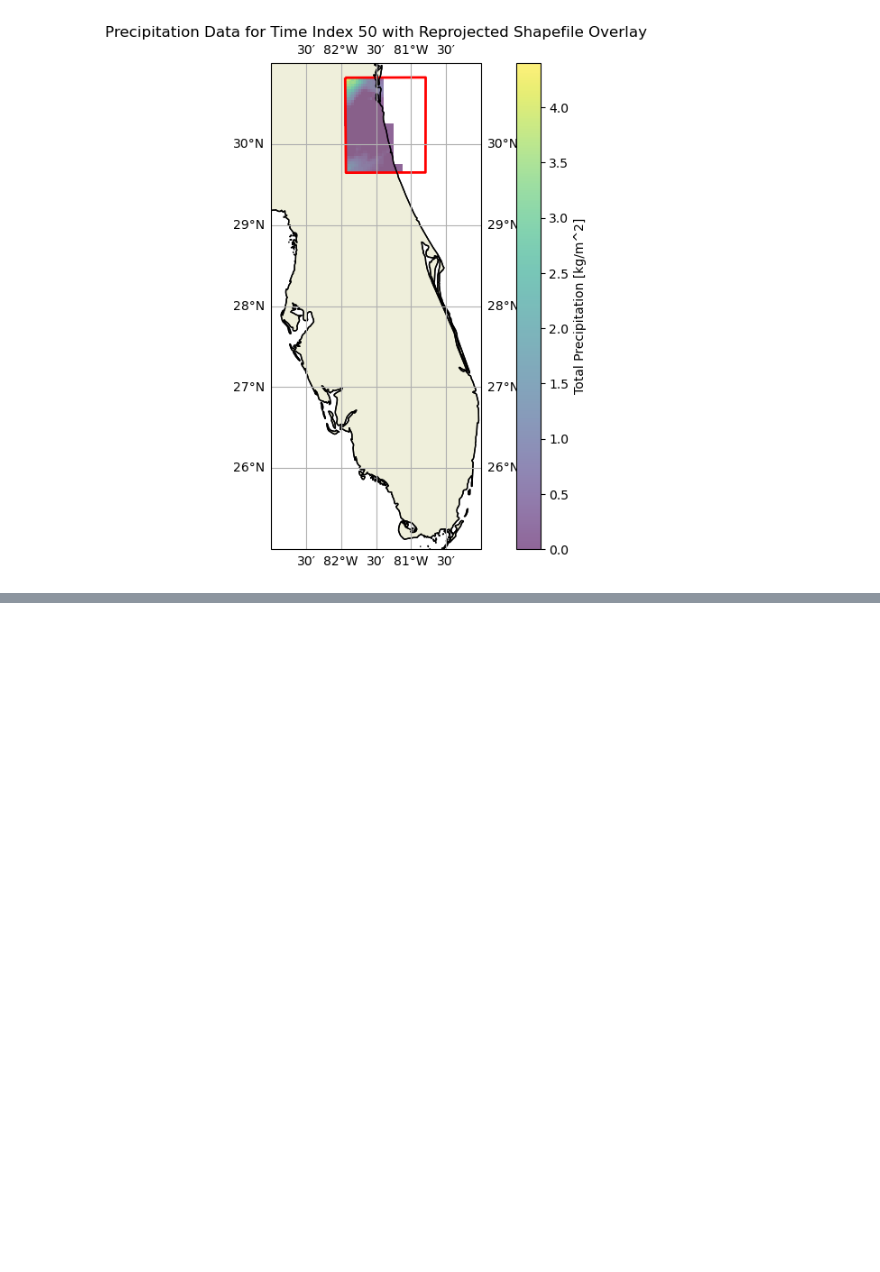
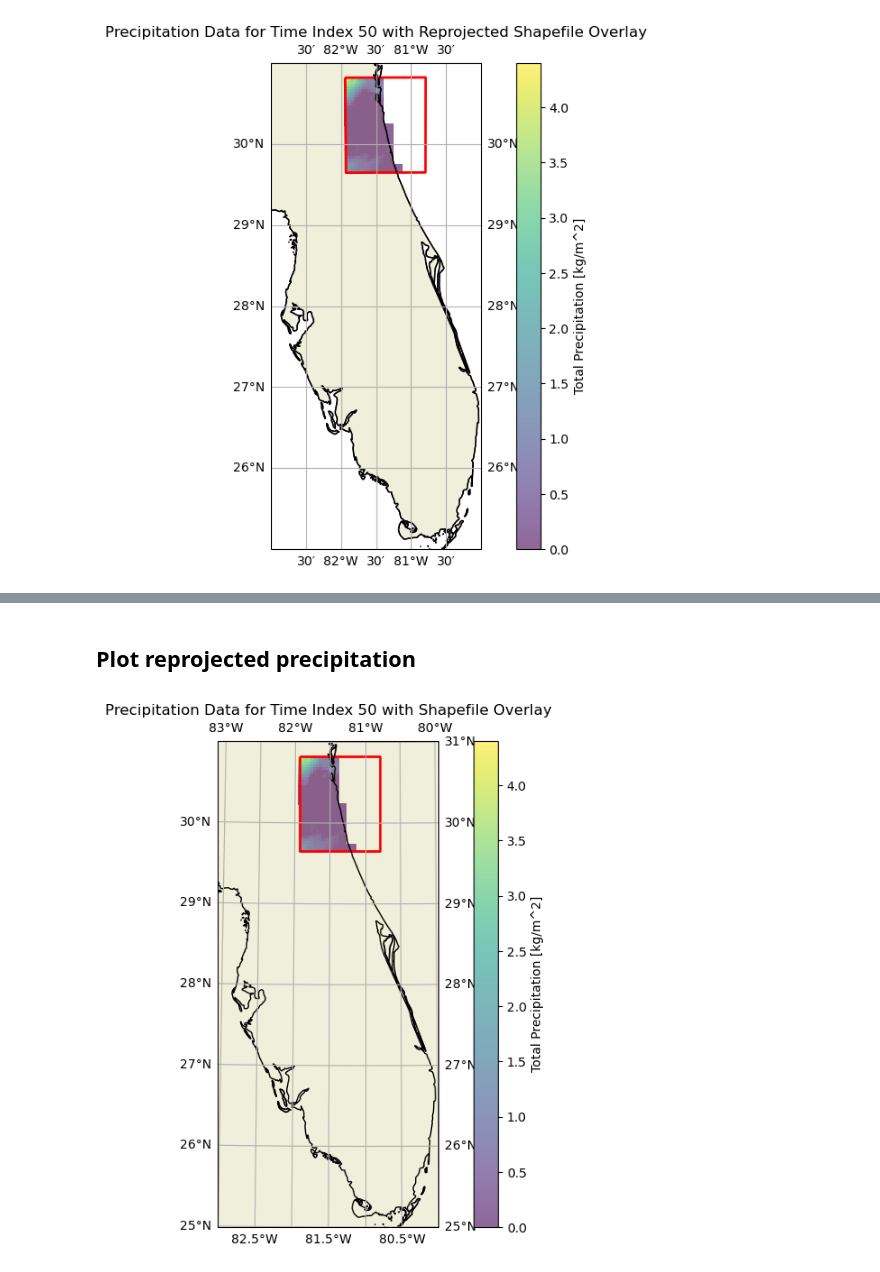
Before and after one commit to angshuman266430/Notebooks_random, a Jupyter notebook: combine_precipitation_data_notebook.ipynb, the cells around one changed output, grey strips where cells are left out. Drawn from its saved outputs; the diff is of its cells as text; code cells hidden in the pictures; blank space fills up the shorter version.

```diff
--- a/combine_precipitation_data_notebook.ipynb
+++ b/combine_precipitation_data_notebook.ipynb
@@ -119,0 +150,54 @@ plot_precipitation_with_shapefile_and_manual_extents(nc_file_path, shp_file_path
+# %% [markdown]
+## Plot reprojected precipitation
+# %%
+import xarray as xr
+import matplotlib.pyplot as plt
+import cartopy.crs as ccrs
+import geopandas as gpd
+import cartopy.feature as cfeature
+
+def plot_precipitation_with_shapefile_and_manual_extents(nc_file_path, shp_file_path, time_index=0):
+    # Load the NetCDF file
+    ds = xr.open_dataset(nc_file_path)
+
+    # Select the precipitation data for a specific time step
+    precip_data = ds['APCP_surface'].isel(time=time_index)
+
+    # Load the shapefile using geopandas
+    gdf = gpd.read_file(shp_file_path)
+
+    # Reproject the shapefile to NAD 1983 UTM Zone 17N to match the NetCDF CRS
+    gdf = gdf.to_crs(epsg=26917)
+
+    # Define the figure and axis with cartopy projection matching the NetCDF data CRS (UTM Zone 17N)
+    projection = ccrs.UTM(zone=17, southern_hemisphere=False)
+    fig, ax = plt.subplots(figsize=(10, 7), subplot_kw={'projection': projection})
+
+    # Plot the precipitation data using x and y coordinates
+    precip_data.plot(x='x', y='y', cmap='viridis', add_colorbar=True, ax=ax, alpha=0.6)
+
+    # Overlay the reprojected shapefile
+    gdf.plot(ax=ax, facecolor="none", edgecolor="red", linewidth=2, transform=projection)
+
+    # Add gridlines, features, and labels
+    ax.gridlines(draw_labels=True)
+    ax.add_feature(cfeature.COASTLINE)
+    ax.add_feature(cfeature.BORDERS, linestyle=':')
+    ax.add_feature(cfeature.LAND, edgecolor='black')
+
+    # Manually set the extents to zoom out further. Adjust these values based on your data's spatial range.
+    # These values should cover both the precipitation data and the shapefile's extent.
+    ax.set_extent([-83, -80, 25, 31], crs=ccrs.PlateCarree())
+
+    plt.title(f'Precipitation Data for Time Index {time_index} with Shapefile Overlay')
+    plt.show()
+
+# Path to your reprojected NetCDF file
+nc_file_path = "Z:/JAX/AORC/Irma_AORC_precipitation_data_reprojected.nc4"
+
+# Path to your shapefile
+shp_file_path = "Z:/JAX/Domain_extent/domain_extent.shp"
+
+plot_precipitation_with_shapefile_and_manual_extents(nc_file_path, shp_file_path, time_index=50)
+# %% [output]
+[figure, added]
```
Also changed, not shown: parts of 2 cells of this notebook.
